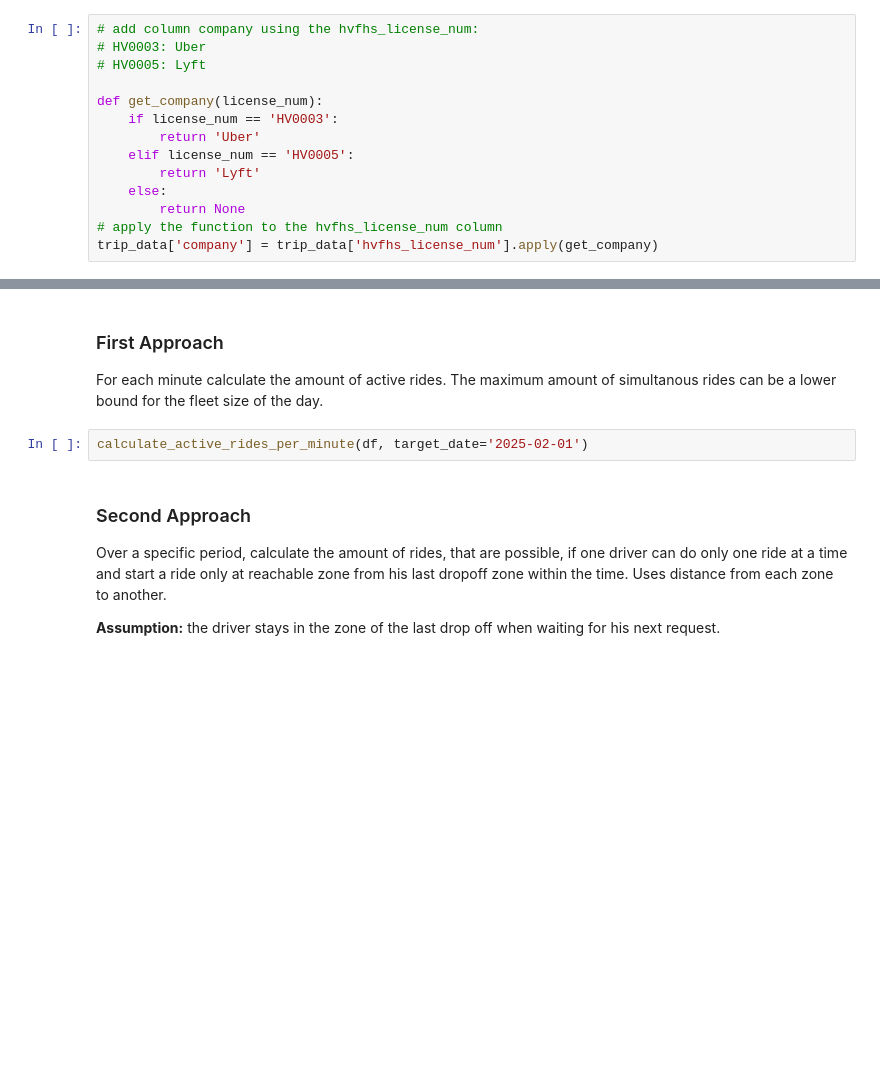
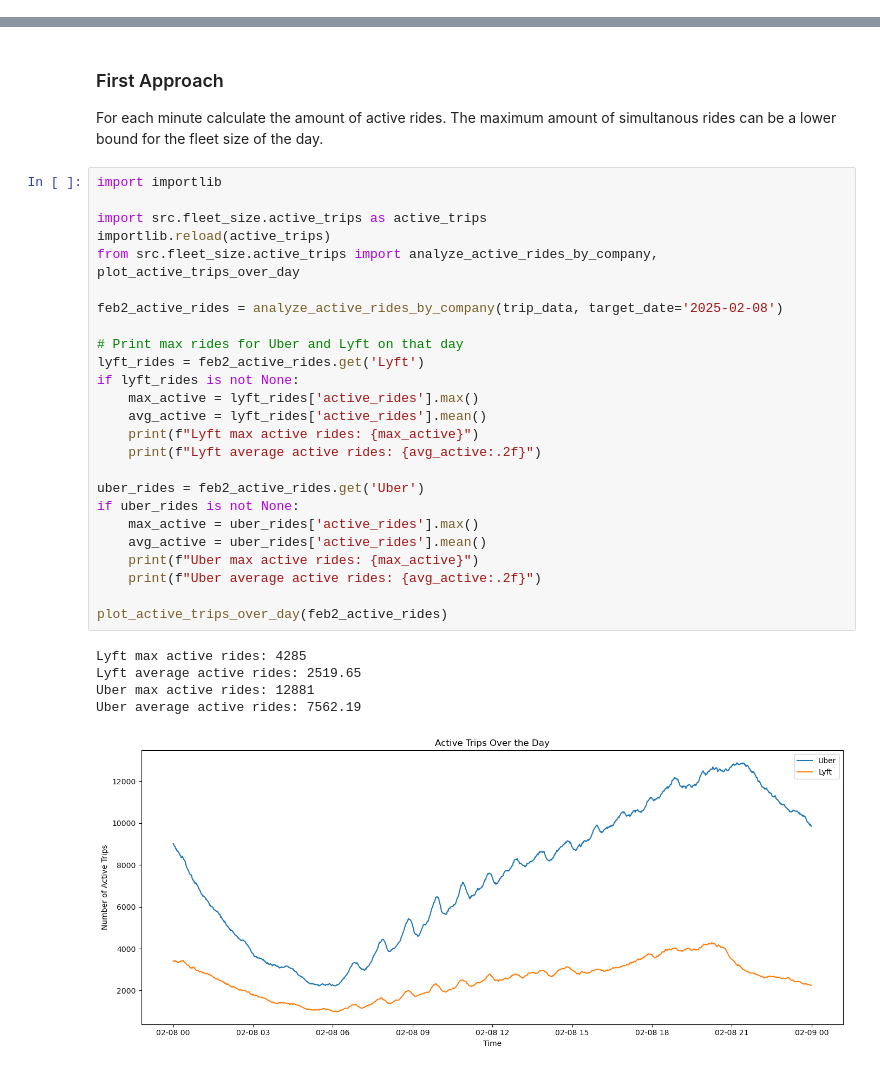
Before and after one commit to hendrikmehl/Thesis_HME, a Jupyter notebook: Code/notebooks/fleet_size.ipynb, the cells around one changed output, grey strips where cells are left out. Cells and saved outputs as stored; diff of their text form; blank space fills up the shorter version.

```diff
--- a/Code/notebooks/fleet_size.ipynb
+++ b/Code/notebooks/fleet_size.ipynb
@@ -15,17 +29,3 @@ trip_data = trip_data.to_pandas()
-# %%
-# add column company using the hvfhs_license_num:
-# HV0003: Uber
-# HV0005: Lyft
-
-def get_company(license_num):
-    if license_num == 'HV0003':
-        return 'Uber'
-    elif license_num == 'HV0005':
-        return 'Lyft'
-    else:
-        return None
-# apply the function to the hvfhs_license_num column
-trip_data['company'] = trip_data['hvfhs_license_num'].apply(get_company)
 # %% [markdown]
 ## Inferring the Fleet Size
 
@@ -66,10 +66,33 @@ NameError: name 'trip_data' is not defined
 ### First Approach
 For each minute calculate the amount of active rides. The maximum amount of simultanous rides can be a lower bound for the fleet size of the day.
 # %%
-calculate_active_rides_per_minute(df, target_date='2025-02-01')
+import importlib
+
+import src.fleet_size.active_trips as active_trips
+importlib.reload(active_trips)
+from src.fleet_size.active_trips import analyze_active_rides_by_company, plot_active_trips_over_day
+
+feb2_active_rides = analyze_active_rides_by_company(trip_data, target_date='2025-02-08')
+
+# Print max rides for Uber and Lyft on that day
+lyft_rides = feb2_active_rides.get('Lyft')
+if lyft_rides is not None:
+    max_active = lyft_rides['active_rides'].max()
+    avg_active = lyft_rides['active_rides'].mean()
+    print(f"Lyft max active rides: {max_active}")
+    print(f"Lyft average active rides: {avg_active:.2f}")
+
+uber_rides = feb2_active_rides.get('Uber')
+if uber_rides is not None:
+    max_active = uber_rides['active_rides'].max()
+    avg_active = uber_rides['active_rides'].mean()
+    print(f"Uber max active rides: {max_active}")
+    print(f"Uber average active rides: {avg_active:.2f}")
+
+plot_active_trips_over_day(feb2_active_rides)
+# %% [output]
+Lyft max active rides: 4285
+Lyft average active rides: 2519.65
+Uber max active rides: 12881
+Uber average active rides: 7562.19
+[figure, added]
-# %% [markdown]
-### Second Approach
-Over a specific period, calculate the amount of rides, that are possible, if one driver can do only one ride at a time and start a ride only at reachable zone from his last dropoff zone within the time.
-Uses distance from each zone to another.
-
-**Assumption:** the driver stays in the zone of the last drop off when waiting for his next request.
```
Also changed, not shown: parts of 16 cells of this notebook, 8 other files.
